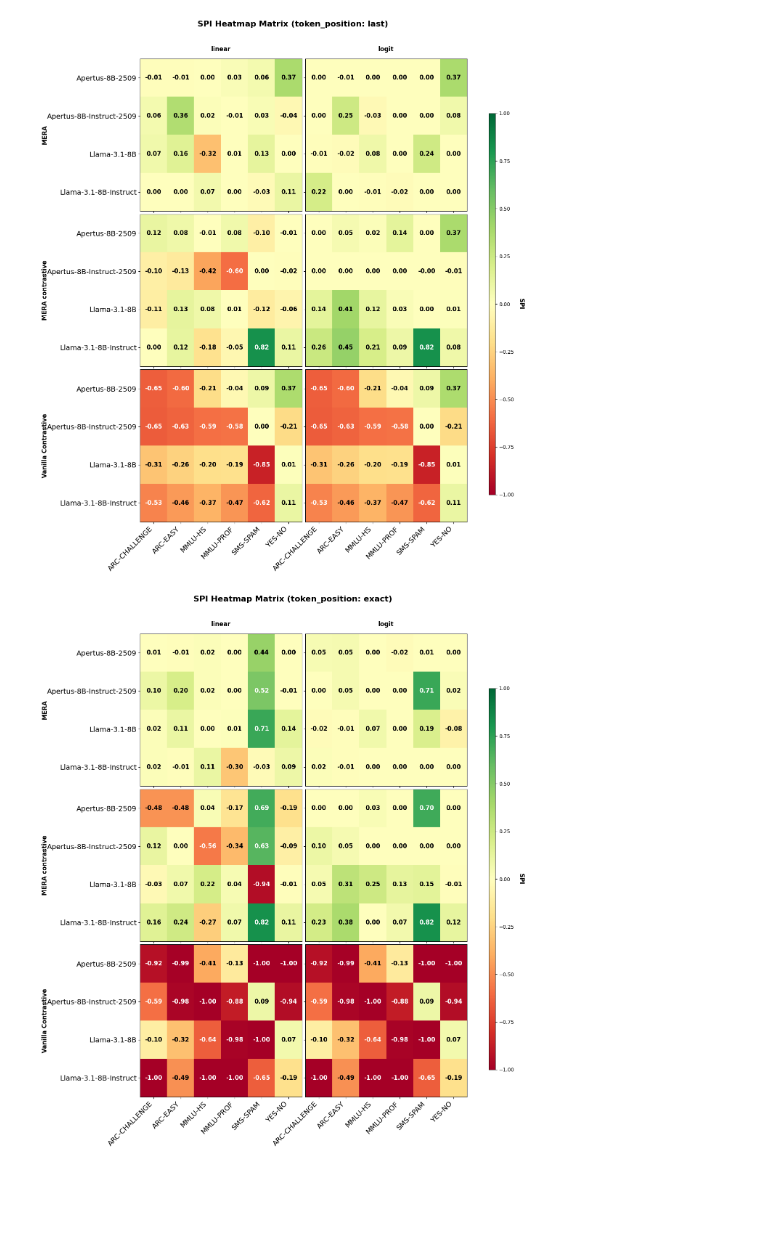
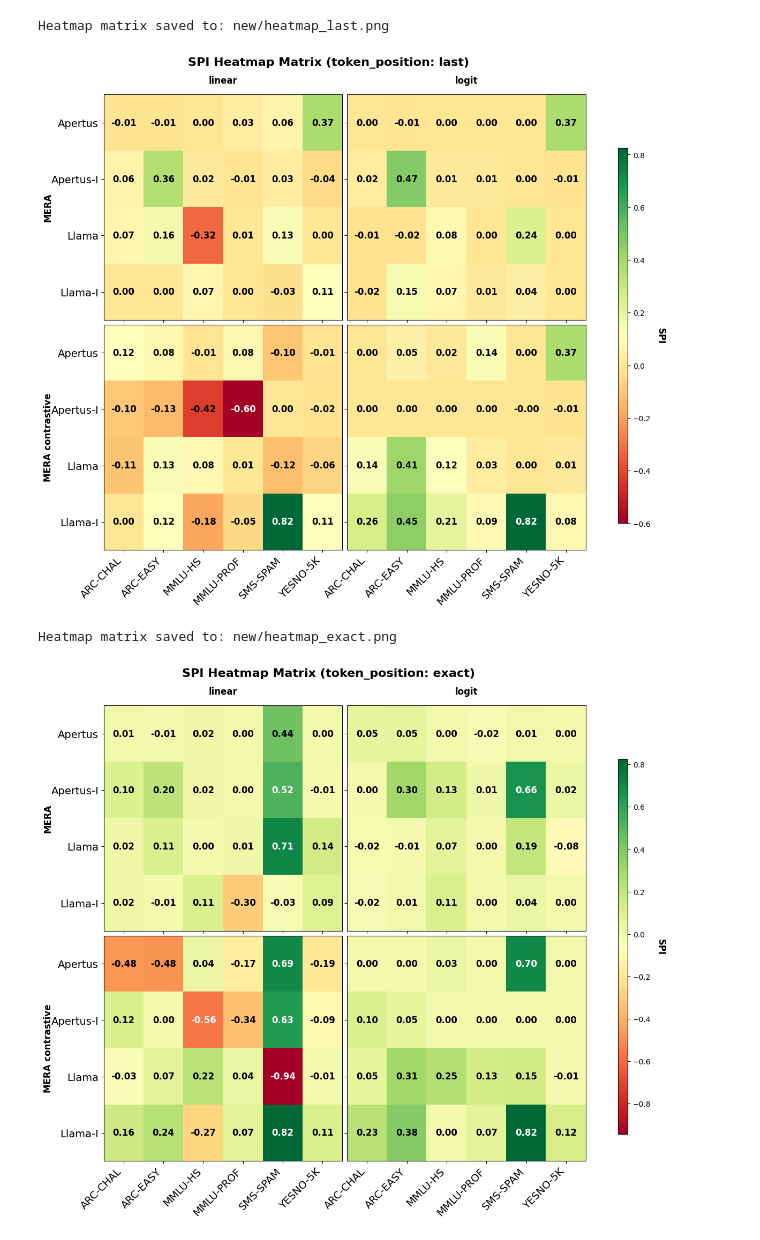
Before and after one commit to swiss-ai/apertus-probes, a Jupyter notebook: src/steering/read_steering_results.ipynb, the cells around one changed output. Drawn from its saved outputs; the diff is of its cells as text; code cells hidden in the pictures; blank space fills up the shorter version.

```diff
--- a/src/steering/read_steering_results.ipynb
+++ b/src/steering/read_steering_results.ipynb
@@ -374,5 +359,21 @@ Mix→YESNO-5K   0.024385
 # %%
+same_datasets={
+        "MMLU-HS": "mmlu_high_school_steered_on_mmlu_high_school",
+        "MMLU-PROF": "mmlu_professional_steered_on_mmlu_professional",
+        "ARC-EASY": "ARC-Easy_steered_on_ARC-Easy",
+        "ARC-CHAL": "ARC-Challenge_steered_on_ARC-Challenge",
+        "SMS-SPAM": "sms_spam_steered_on_sms_spam",
+        "YESNO-5K": "sujet_finance_yesno_5k_steered_on_sujet_finance_yesno_5k"
+    },
+custom_models = {
+    "Llama": "Llama-3.1-8B",
+    "Llama-I": "Llama-3.1-8B-Instruct",
+    "Apertus": "Apertus-8B-2509",
+    "Apertus-I": "Apertus-8B-Instruct-2509",
+}
 df = get_spi_dataframe(
+    models=custom_models,
+    datasets=same_datasets,
     token_positions=["exact", "last"],  # or just ["last"] or ["exact"]
     probe_types=["linear", "logit"],     # or just one of them
     debug=True  # Set to False to reduce output
@@ -398,20 +418,25 @@ Calibration target: both
 # %%
 el = plot_spi_heatmap_matrix(
     df=df,
-    steering_methods=["MERA", "MERA contrastive", "Vanilla Contrastive"],
+    steering_methods=["MERA", "MERA contrastive"],
     probe_types=["linear", "logit"],
-    token_position="last"
+    token_position="last",
+    save_path="new/heatmap_last.png"
+
 )
 
 el = plot_spi_heatmap_matrix(
     df=df,
-    steering_methods=["MERA", "MERA contrastive", "Vanilla Contrastive"],
+    steering_methods=["MERA", "MERA contrastive"],
     probe_types=["linear", "logit"],
-    token_position="exact"
+    token_position="exact",
+    save_path="new/heatmap_exact.png"
 )
 # %% [output]
+Heatmap matrix saved to: new/heatmap_last.png
-[figure, old version]
+[figure, new version]
+Heatmap matrix saved to: new/heatmap_exact.png
-[figure, old version]
+[figure, new version]
 # %%
 # Only compare specific datasets
 custom_models = {
```
Also changed, not shown: parts of 9 cells of this notebook, 1 other file.
